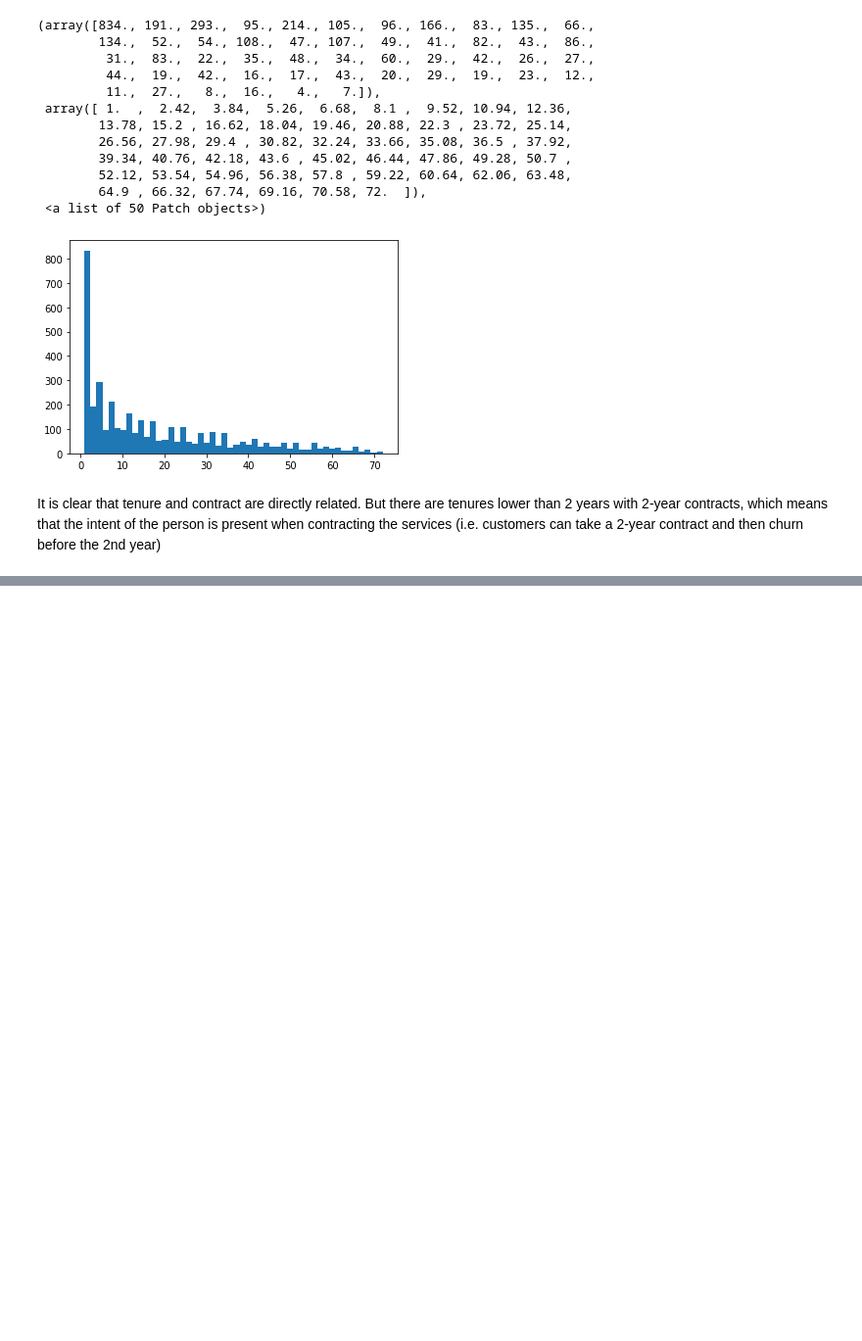
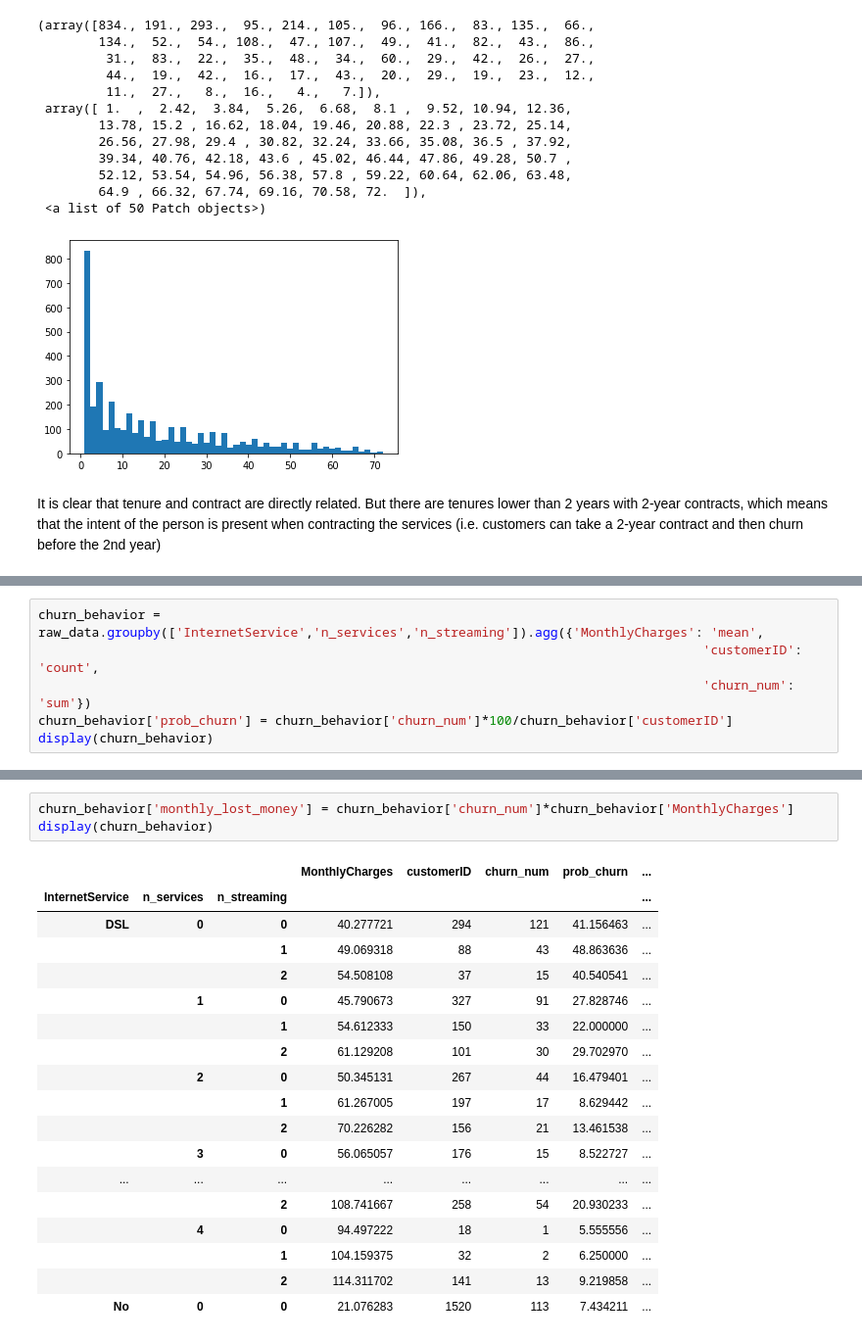
Before and after one commit to arcarrion/churn_prediction, a Jupyter notebook: notebooks/01_exploratory_analysis.ipynb, the cells around one changed output, grey strips where cells are left out. Shown at 98% size. Drawn from its saved outputs; the diff is of its cells as text; blank space fills up the shorter version.

```diff
--- a/notebooks/01_exploratory_analysis.ipynb
+++ b/notebooks/01_exploratory_analysis.ipynb
@@ -636,0 +698,6 @@ It is clear that tenure and contract are directly related. But there are tenures
+# %%
+churn_behavior = raw_data.groupby(['InternetService','n_services','n_streaming']).agg({'MonthlyCharges': 'mean',
+                                                                                       'customerID': 'count',
+                                                                                       'churn_num': 'sum'})
+churn_behavior['prob_churn'] = churn_behavior['churn_num']*100/churn_behavior['customerID']
+display(churn_behavior)
@@ -636,0 +728,22 @@ It is clear that tenure and contract are directly related. But there are tenures
+# %%
+churn_behavior['monthly_lost_money'] = churn_behavior['churn_num']*churn_behavior['MonthlyCharges']
+display(churn_behavior)
+# %% [output]
+|  |  |  | MonthlyCharges | customerID | churn_num | prob_churn | ... |
+| InternetService | n_services | n_streaming |  |  |  |  | ... |
+| DSL | 0 | 0 | 40.277721 | 294 | 121 | 41.156463 | ... |
+|  |  | 1 | 49.069318 | 88 | 43 | 48.863636 | ... |
+|  |  | 2 | 54.508108 | 37 | 15 | 40.540541 | ... |
+|  | 1 | 0 | 45.790673 | 327 | 91 | 27.828746 | ... |
+|  |  | 1 | 54.612333 | 150 | 33 | 22.000000 | ... |
+|  |  | 2 | 61.129208 | 101 | 30 | 29.702970 | ... |
+|  | 2 | 0 | 50.345131 | 267 | 44 | 16.479401 | ... |
+|  |  | 1 | 61.267005 | 197 | 17 | 8.629442 | ... |
+|  |  | 2 | 70.226282 | 156 | 21 | 13.461538 | ... |
+|  | 3 | 0 | 56.065057 | 176 | 15 | 8.522727 | ... |
+| ... | ... | ... | ... | ... | ... | ... | ... |
+|  |  | 2 | 108.741667 | 258 | 54 | 20.930233 | ... |
+|  | 4 | 0 | 94.497222 | 18 | 1 | 5.555556 | ... |
+|  |  | 1 | 104.159375 | 32 | 2 | 6.250000 | ... |
+|  |  | 2 | 114.311702 | 141 | 13 | 9.219858 | ... |
+| No | 0 | 0 | 21.076283 | 1520 | 113 | 7.434211 | ... |
```
Also changed, not shown: parts of 14 cells of this notebook.
